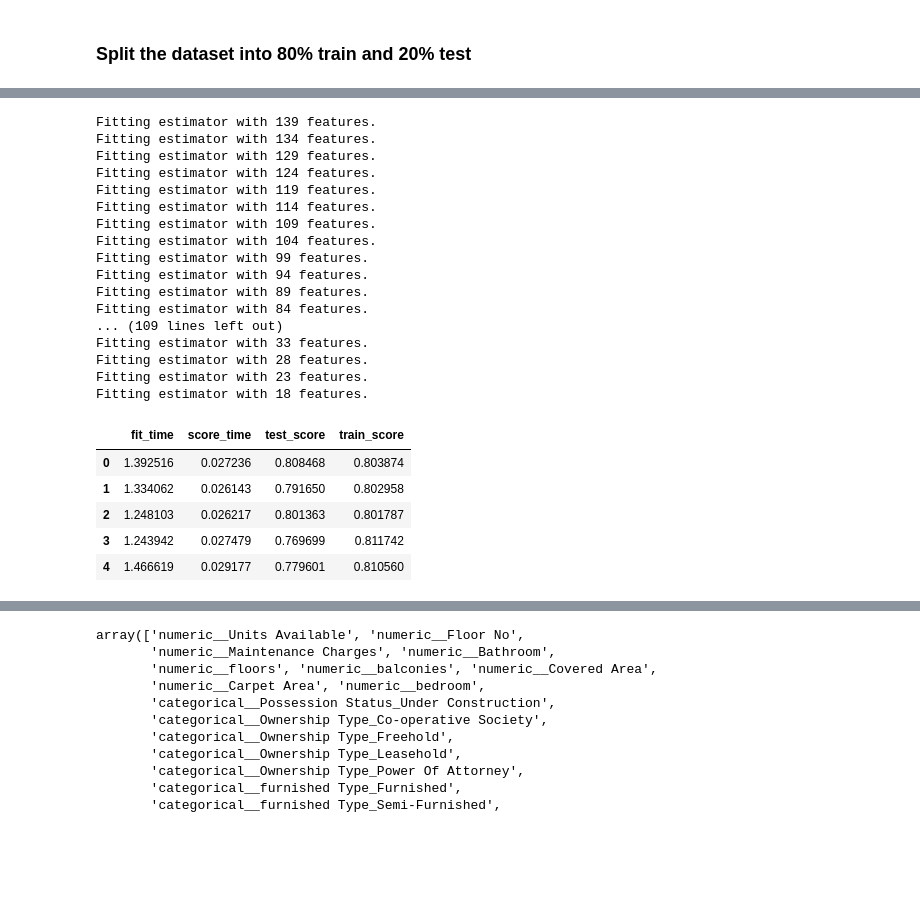
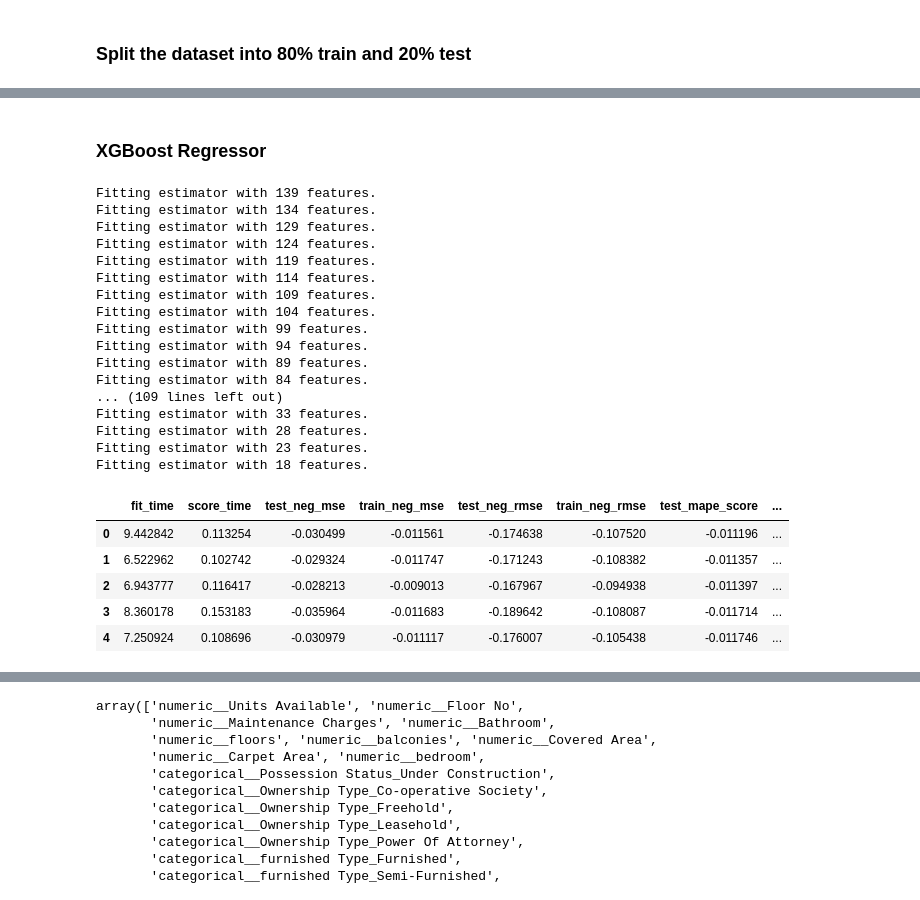
Before and after one commit to tonyyoung3/data_analytics, a Jupyter notebook: group_final/ML_FinalProject.ipynb, the cells around one changed output, grey strips where cells are left out. Cells and saved outputs as stored; diff of their text form; code cells hidden in the pictures; blank space fills up the shorter version.

```diff
--- a/group_final/ML_FinalProject.ipynb
+++ b/group_final/ML_FinalProject.ipynb
@@ -767,5 +759,3 @@ ColumnTransformer(remainder='passthrough',
                                   'Parking.1', 'Security', 'Water Storage',
                                   'Private Terrace/Garden', 'Vaastu Compliant',
                                   'Service/Goods Lift', 'Air Conditioned', ...])])
-# %%
-preprocessor.fit(X_train)
@@ -803,0 +781,7 @@ from sklearn.linear_model import Ridge
+# %%
+scoring_matrix = {
+    "neg_mse": "neg_mean_squared_error",
+    "neg_rmse": "neg_root_mean_squared_error",
+    "mape_score": 'neg_mean_absolute_percentage_error',
+    "r2": "r2",
+}
@@ -839,3 +807,0 @@ Fitting estimator with 38 features.
-# %%
-main_pipe.fit(X_train, y_train)
-main_pipe.score(X_test, y_test)
@@ -875,2 +841,4 @@ memory usage: 5.4+ MB
+# %% [markdown]
+### XGBoost Regressor
 # %%
 from xgboost import XGBRegressor
@@ -888,33 +845,34 @@ xgb_regressor = XGBRegressor(
 # %%
-main_pipe = make_pipeline(
+xgb_regressor = XGBRegressor(random_state = 42)
+
+xgb_pipe = make_pipeline(
     preprocessor,
     RFE(xgb_regressor, n_features_to_select=15, step=5, verbose=1)
 )
 
-scores = cross_validate(main_pipe, X_train, y_train, return_train_score=True)
-
+scores = cross_validate(xgb_pipe, X_train, y_train, return_train_score=True,scoring=scoring_matrix)
 pd.DataFrame(scores)
 # %% [output]
 Fitting estimator with 139 features.
 Fitting estimator with 134 features.
 Fitting estimator with 129 features.
 Fitting estimator with 124 features.
 Fitting estimator with 119 features.
 Fitting estimator with 114 features.
 Fitting estimator with 109 features.
 Fitting estimator with 104 features.
 Fitting estimator with 99 features.
 Fitting estimator with 94 features.
 Fitting estimator with 89 features.
 Fitting estimator with 84 features.
 ... (109 lines left out)
 Fitting estimator with 33 features.
 Fitting estimator with 28 features.
 Fitting estimator with 23 features.
 Fitting estimator with 18 features.
-|  | fit_time | score_time | test_score | train_score |
-| 0 | 1.392516 | 0.027236 | 0.808468 | 0.803874 |
-| 1 | 1.334062 | 0.026143 | 0.791650 | 0.802958 |
-| 2 | 1.248103 | 0.026217 | 0.801363 | 0.801787 |
-| 3 | 1.243942 | 0.027479 | 0.769699 | 0.811742 |
-| 4 | 1.466619 | 0.029177 | 0.779601 | 0.810560 |
+|  | fit_time | score_time | test_neg_mse | train_neg_mse | test_neg_rmse | train_neg_rmse | test_mape_score | ... |
+| 0 | 9.442842 | 0.113254 | -0.030499 | -0.011561 | -0.174638 | -0.107520 | -0.011196 | ... |
+| 1 | 6.522962 | 0.102742 | -0.029324 | -0.011747 | -0.171243 | -0.108382 | -0.011357 | ... |
+| 2 | 6.943777 | 0.116417 | -0.028213 | -0.009013 | -0.167967 | -0.094938 | -0.011397 | ... |
+| 3 | 8.360178 | 0.153183 | -0.035964 | -0.011683 | -0.189642 | -0.108087 | -0.011714 | ... |
+| 4 | 7.250924 | 0.108696 | -0.030979 | -0.011117 | -0.176007 | -0.105438 | -0.011746 | ... |
```
Also changed, not shown: parts of 48 cells of this notebook.
